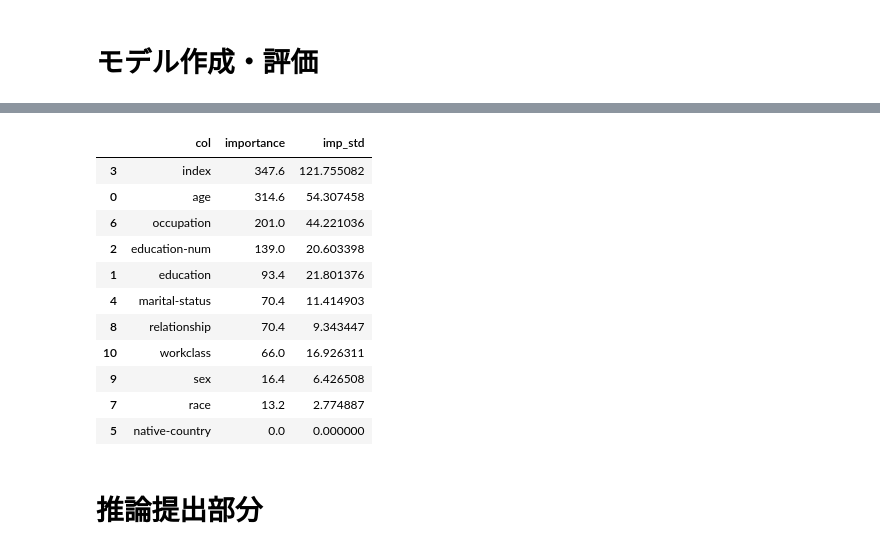
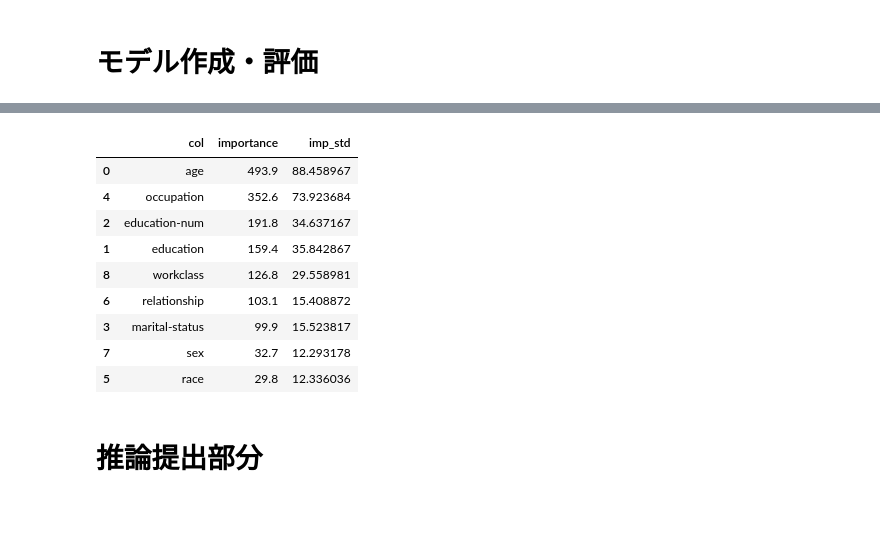
Before and after one commit to HARIBO8/Census_Income_Survey, a Jupyter notebook: Untitled0.ipynb, the cells around one changed output, grey strips where cells are left out. Saved outputs shown, nothing was run; the diff lists cells and outputs as text; code cells hidden in the pictures; blank space fills up the shorter version.

```diff
--- a/Untitled0.ipynb
+++ b/Untitled0.ipynb
@@ -67,10 +41,41 @@ for col in cat_columns:
+# %%
+#データを読み取る
+train_data = pd.read_csv('train.csv')
+
+# 説明変数と目的変数に分割
+train_X = train_data.drop(columns=['Y'])
+train_y = train_data['Y']
+
+#indexの削除
+train_X = train_X.drop(columns='index')
+
+#native-countryの削除
+train_X = train_X.drop(columns='native-country')
+
+#----------------------------------まだ確定していないコード----------------------------------
+
+# #One-Hotエンコーディング
+# edu_onehot = pd.get_dummies(train_X['marital-status'], prefix='mari')
+# train_X = pd.concat([train_X, edu_onehot], axis=1)
+
+# #独身男性収入高い説
+# for col in edu_onehot.columns:
+#     train_X['sex_x_' + col] = train_X['sex'] * train_X[col]
+
+# #年齢のビンズ化
+# train_X['age_group'] = pd.cut(train_X['age'], bins=[17, 25, 35, 45, 55, 65, 90], labels=[1, 2, 3, 4, 5, 6])
+
+# 文字列をカテゴリー変数に変換（Label Encoding）
+for c in train_X:
+  le = LabelEncoder()
+  le.fit(train_X[c])
+  train_X[c] = le.transform(train_X[c])
+
+# #教育年数と年齢の比率
+# train_X['edu_age_ratio'] = train_X['education-num'] * train_X['age']
 # %% [markdown]
 # モデル作成・評価
 # %%
-# データの準備
-X = train_data.drop(columns=['Y'])
-y = train_data['Y']
-
 # モデルパラメータ
 params = {
     "objective": "binary",
@@ -83,7 +88,7 @@ params = {
 }
 
 # 学習の実行
-imp = train_lgb(X, y, params, list_nfold=[0,1,2,3,4], n_splits=5)
+imp = train_lgb(train_X, train_y, params, list_nfold=[0,1,2,3,4,5,6,7,8,9], n_splits=10)
 
 display(imp)
 # %% [output]
@@ -107,15 +112,13 @@ Training until validation scores don't improve for 100 rounds
 |  | col | importance | imp_std |
-| 3 | index | 347.6 | 121.755082 |
-| 0 | age | 314.6 | 54.307458 |
-| 6 | occupation | 201.0 | 44.221036 |
-| 2 | education-num | 139.0 | 20.603398 |
-| 1 | education | 93.4 | 21.801376 |
-| 4 | marital-status | 70.4 | 11.414903 |
-| 8 | relationship | 70.4 | 9.343447 |
-| 10 | workclass | 66.0 | 16.926311 |
-| 9 | sex | 16.4 | 6.426508 |
-| 7 | race | 13.2 | 2.774887 |
-| 5 | native-country | 0.0 | 0.000000 |
+| 0 | age | 493.9 | 88.458967 |
+| 4 | occupation | 352.6 | 73.923684 |
+| 2 | education-num | 191.8 | 34.637167 |
+| 1 | education | 159.4 | 35.842867 |
+| 8 | workclass | 126.8 | 29.558981 |
+| 6 | relationship | 103.1 | 15.408872 |
+| 3 | marital-status | 99.9 | 15.523817 |
+| 7 | sex | 32.7 | 12.293178 |
+| 5 | race | 29.8 | 12.336036 |
 # %%
 def train_lgb(input_x,
               input_y,
```
Also changed, not shown: parts of 14 cells of this notebook.
